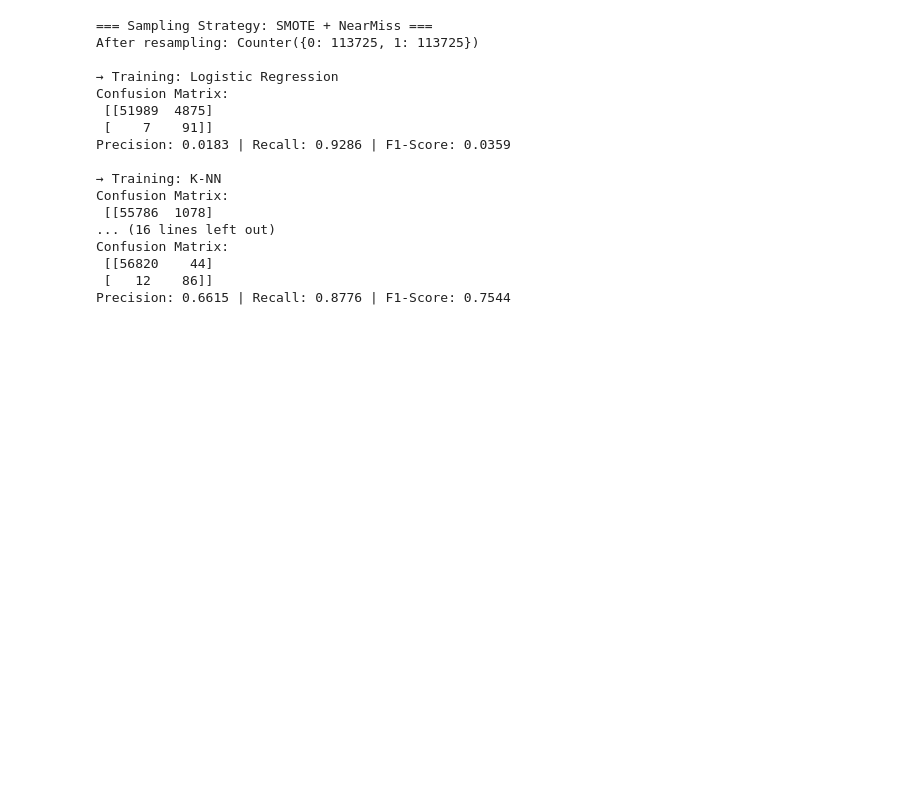
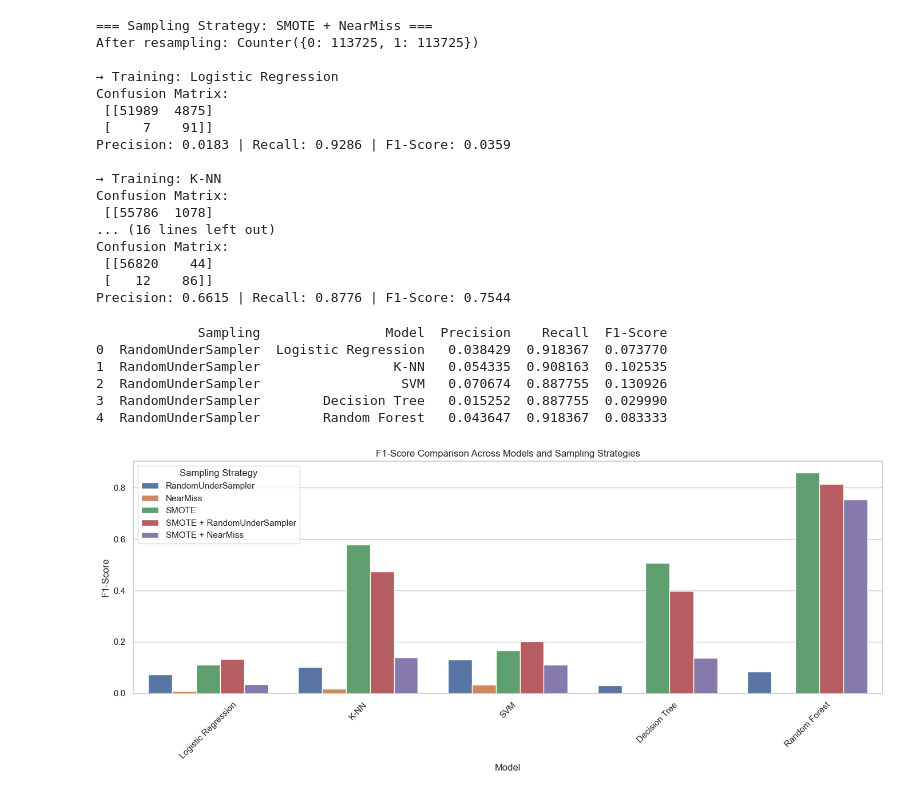
Before and after one commit to arvianta/FP_MachineLearning_CreditFraudDetection, a Jupyter notebook: code.ipynb, the cells around one changed output. Drawn from its saved outputs; the diff is of its cells as text; code cells hidden in the pictures; blank space fills up the shorter version.

Commit message:
feat: results visualization

```diff
--- a/code.ipynb
+++ b/code.ipynb
@@ -442,3 +442,32 @@ Confusion Matrix:
  [[56820    44]
  [   12    86]]
 Precision: 0.6615 | Recall: 0.8776 | F1-Score: 0.7544
+# %%
+results_df = pd.DataFrame(results)
+print(results_df.head())
+# %% [output]
+             Sampling                Model  Precision    Recall  F1-Score
+0  RandomUnderSampler  Logistic Regression   0.038429  0.918367  0.073770
+1  RandomUnderSampler                 K-NN   0.054335  0.908163  0.102535
+2  RandomUnderSampler                  SVM   0.070674  0.887755  0.130926
+3  RandomUnderSampler        Decision Tree   0.015252  0.887755  0.029990
+4  RandomUnderSampler        Random Forest   0.043647  0.918367  0.083333
+# %%
+# Set up the plot style
+sns.set(style="whitegrid")
+
+# Plot F1-Score Comparison
+plt.figure(figsize=(14, 6))
+sns.barplot(
+    data=results_df,
+    x="Model",
+    y="F1-Score",
+    hue="Sampling"
+)
+plt.title("F1-Score Comparison Across Models and Sampling Strategies")
+plt.xticks(rotation=45)
+plt.legend(title="Sampling Strategy")
+plt.tight_layout()
+plt.show()
+# %% [output]
+[figure, added]
```
Also changed, not shown: parts of 2 cells of this notebook.
